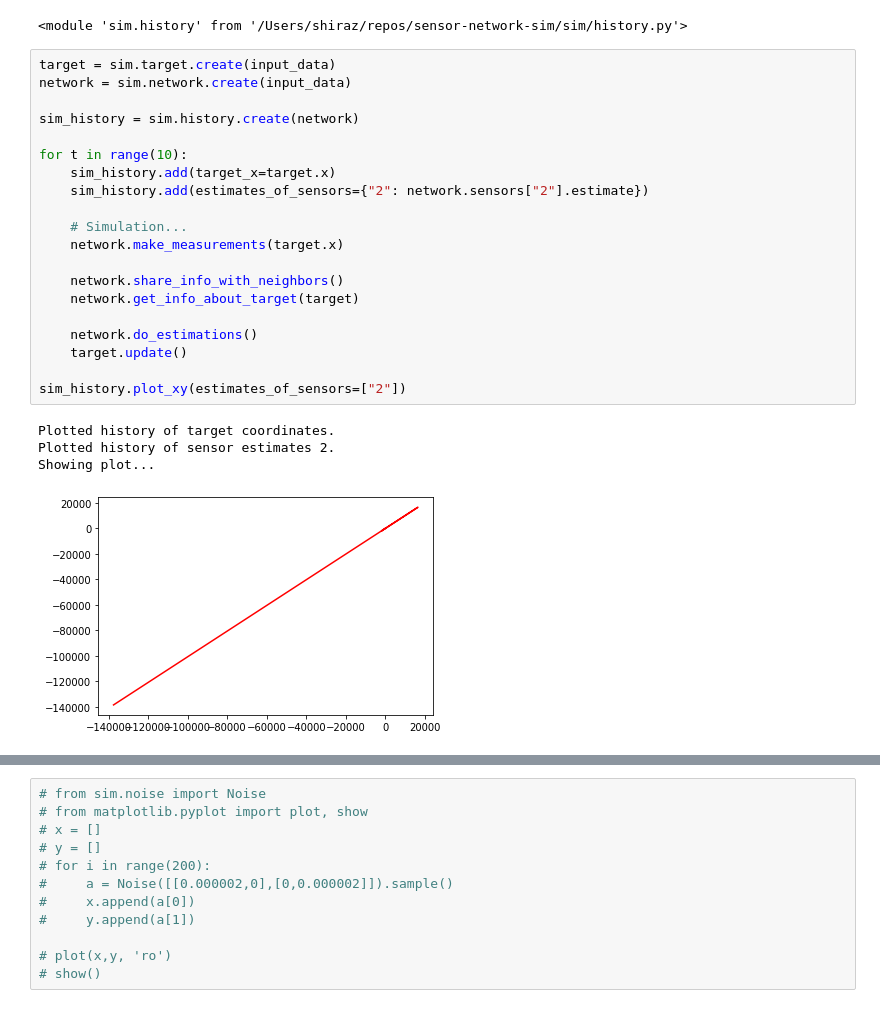
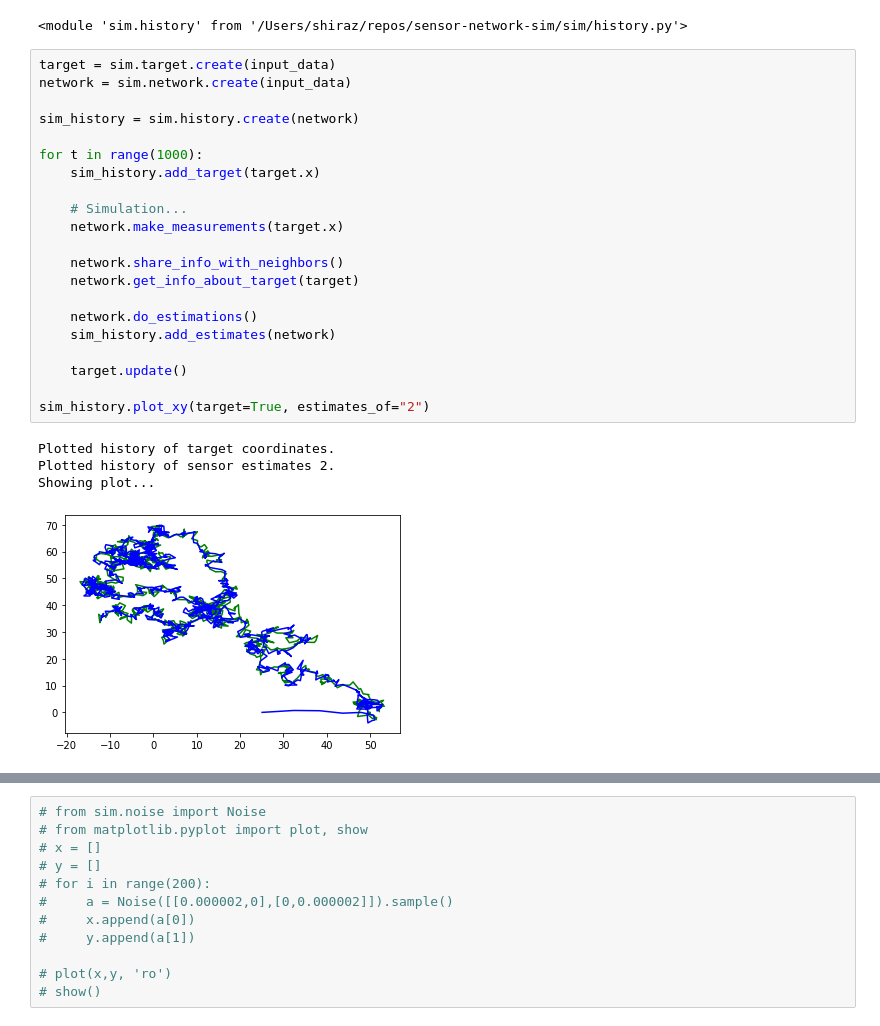
Before and after one commit to shirazkn/sensor-network-sim, a Jupyter notebook: main.ipynb, the cells around one changed output, grey strips where cells are left out. Drawn from its saved outputs; the diff is of its cells as text.

```diff
--- a/main.ipynb
+++ b/main.ipynb
@@ -36,25 +36,26 @@ imp.reload(sim.history)
 # %%
 target = sim.target.create(input_data)
 network = sim.network.create(input_data)
 
 sim_history = sim.history.create(network)
 
-for t in range(10):
-    sim_history.add(target_x=target.x)
-    sim_history.add(estimates_of_sensors={"2": network.sensors["2"].estimate})
+for t in range(1000):
+    sim_history.add_target(target.x)
 
     # Simulation...
     network.make_measurements(target.x)
 
     network.share_info_with_neighbors()
     network.get_info_about_target(target)
 
     network.do_estimations()
+    sim_history.add_estimates(network)
+
     target.update()
 
-sim_history.plot_xy(estimates_of_sensors=["2"])
+sim_history.plot_xy(target=True, estimates_of="2")
 # %% [output]
 Plotted history of target coordinates.
 Plotted history of sensor estimates 2.
 Showing plot...
-[figure, old version]
+[figure, new version]
```
Also changed, not shown: parts of 3 cells of this notebook, 4 other files.
